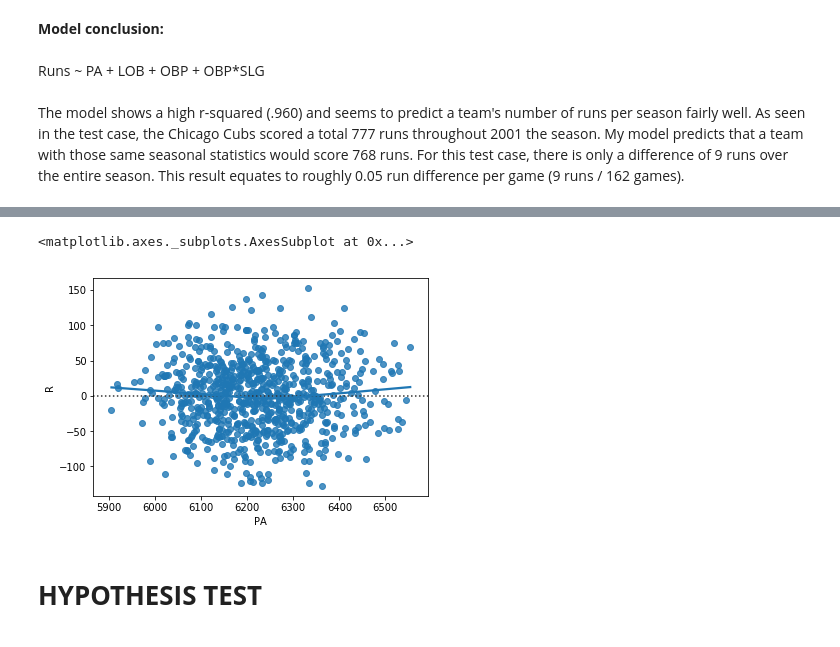
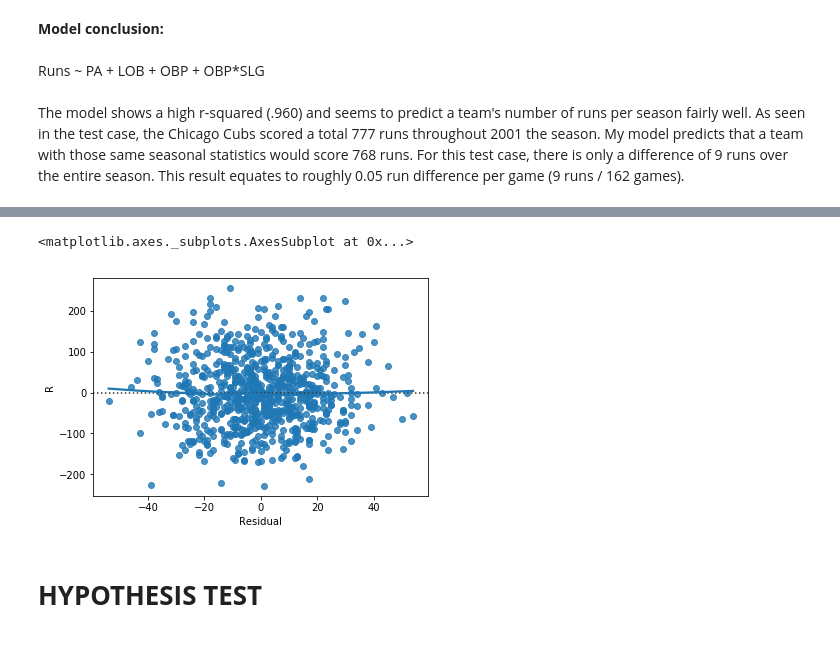
Before and after one commit to AustinKrause/mlb-runs-predictor, a Jupyter notebook: EDA_1.ipynb, the cells around one changed output, grey strips where cells are left out. Cells and saved outputs as stored; diff of their text form; code cells hidden in the pictures.

```diff
--- a/EDA_1.ipynb
+++ b/EDA_1.ipynb
@@ -387,5 +379,0 @@ sns.residplot(df['OBP'], df['R'], lowess = True)
-# %%
-sns.residplot(df['PA'], df['R'], lowess = True)
-# %% [output]
-<matplotlib.axes._subplots.AxesSubplot at 0x...>
-[figure, removed]
@@ -392,3 +383,9 @@ sns.residplot(df['PA'], df['R'], lowess = True)
+# %%
+#plot residuals
+sns.residplot(df_not_2018['Residual'], df_not_2018['R'], lowess = True)
+# %% [output]
+<matplotlib.axes._subplots.AxesSubplot at 0x...>
+[figure, added]
 # %% [markdown]
 <b><h1>HYPOTHESIS TEST
 # %% [markdown]
```
Also changed, not shown: parts of 11 cells of this notebook.
